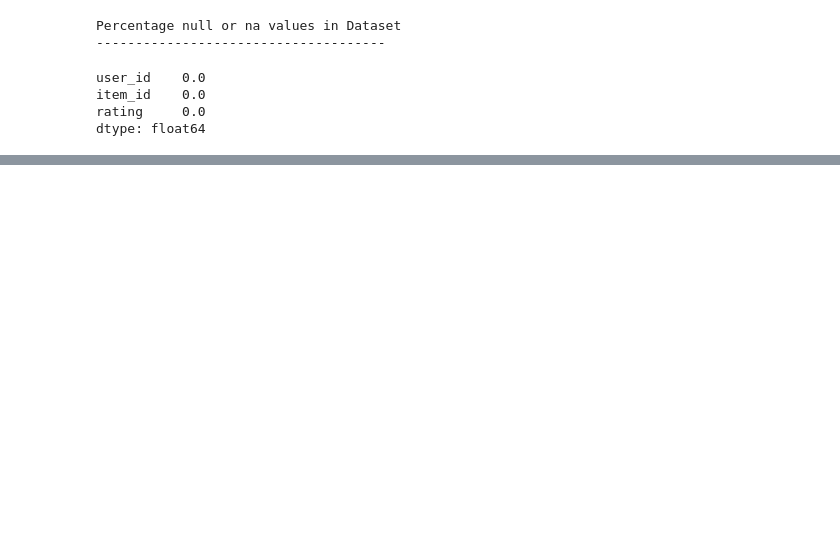
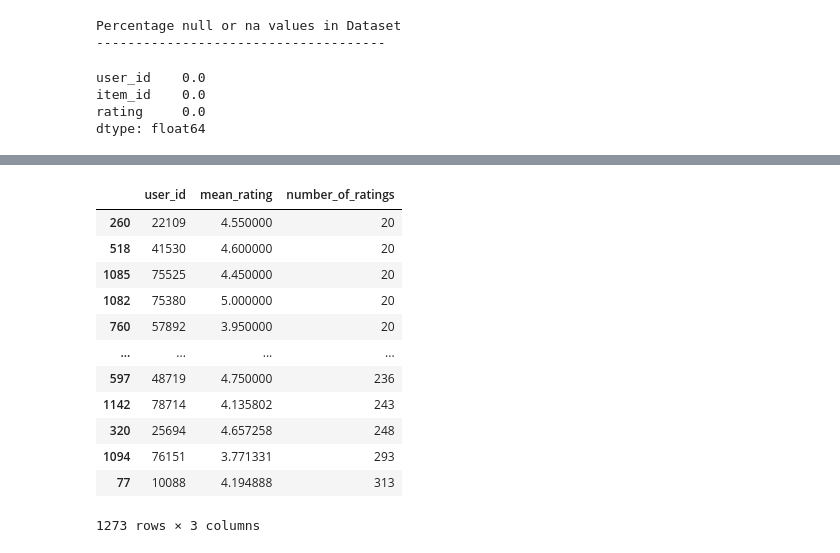
Before and after one commit to snorrealv/info345_semester_assignment, a Jupyter notebook: basic_recommender.ipynb, the cells around one changed output, grey strips where cells are left out. Drawn from its saved outputs; the diff is of its cells as text; code cells hidden in the pictures; blank space fills up the shorter version.

```diff
--- a/basic_recommender.ipynb
+++ b/basic_recommender.ipynb
@@ -39,0 +100,3 @@ dtype: float64
+# %%
+recipe_names = item_profiles2[['Recipe ID', 'Name']].copy()
+recipe_names.head()
@@ -39,0 +112,3 @@ dtype: float64
+# %%
+recipe_names.rename(columns={'Recipe ID':'item_id'}, inplace=True)
+recipe_names.head()
@@ -39,0 +122,3 @@ dtype: float64
+# %%
+df = user_item_rating.merge(recipe_names, how= 'inner', on='item_id')
+df.head()
@@ -39,0 +132,28 @@ dtype: float64
+# %%
+# We want to check if any recipes have very few ratings, or if any
+# users have given very few ratings. We also find the mean.
+
+# Group data by user, count number of ratings and shows the mean for each user:
+aggregate_by_user = df.groupby('user_id').agg(mean_rating = ('rating', 'mean'),
+number_of_ratings = ('rating', 'count')).reset_index()
+
+
+
+# Sorts the dataframe by number of ratings, helps us see what the lowest
+#   number of recipes any user has rated is
+
+aggregate_by_user.sort_values('number_of_ratings')
+# %% [output]
+|  | user_id | mean_rating | number_of_ratings |
+| 260 | 22109 | 4.550000 | 20 |
+| 518 | 41530 | 4.600000 | 20 |
+| 1085 | 75525 | 4.450000 | 20 |
+| 1082 | 75380 | 5.000000 | 20 |
+| 760 | 57892 | 3.950000 | 20 |
+| ... | ... | ... | ... |
+| 597 | 48719 | 4.750000 | 236 |
+| 1142 | 78714 | 4.135802 | 243 |
+| 320 | 25694 | 4.657258 | 248 |
+| 1094 | 76151 | 3.771331 | 293 |
+| 77 | 10088 | 4.194888 | 313 |
+1273 rows × 3 columns
```
Also changed, not shown: parts of 23 cells of this notebook.
